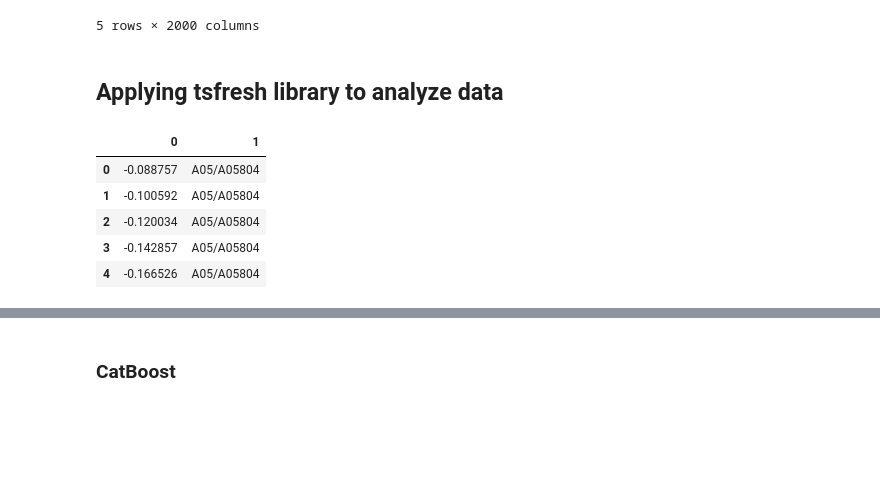
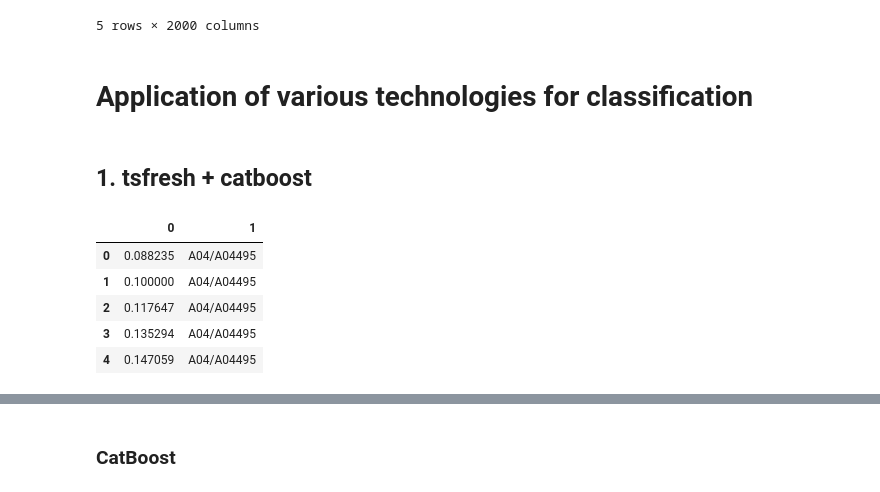
Before and after one commit to ZiskanderZ/ECG_analyze, a Jupyter notebook: analyze_data.ipynb, the cells around one changed output, grey strips where cells are left out. Saved outputs shown, nothing was run; the diff lists cells and outputs as text; code cells hidden in the pictures; blank space fills up the shorter version.

Commit message:
Update classification model

```diff
--- a/analyze_data.ipynb
+++ b/analyze_data.ipynb
@@ -75,6 +76,9 @@ for label in df['label'].unique():
     fig.add_trace(go.Scatter(y=df[df['label'] == label].iloc[1, :-1]))
     fig.update_layout(title=info_dict[label])
     fig.show()
+# %%
+# delete duplicates
+df = df.drop_duplicates()
 # %%
 # check NaNs
 df.isna().sum().sum()
@@ -83,8 +96,8 @@ df.isna().sum().sum()
 # %%
 # select features and target
-features_df = df.drop(columns={'label'})
-label = df['label']
-features_df.head()
+X = df.drop(columns={'label'})
+y = df['label']
+X.head()
 # %% [output]
 |  | 0 | 1 | 2 | 3 | 4 | 5 | 6 | 7 | 8 | 9 | ... | ... |
 | name |  |  |  |  |  |  |  |  |  |  |  | ... |
@@ -95,5 +108,7 @@ features_df.head()
 | A00/A00005 | -0.019856 | -0.017148 | -0.014440 | -0.011733 | -0.009928 | -0.008123 | -0.006318 | -0.004513 | -0.003610 | -0.001805 | ... | ... |
 5 rows × 2000 columns
 # %%
-# split to the valid data
-X, X_val, y, y_val = train_test_split(features_df, label, test_size=0.1, shuffle=True)
+# split to valid data
+X, X_val, y, y_val = train_test_split(X, y, random_state=SEED, stratify=y, test_size=0.1, shuffle=True)
+# X_val.to_csv(os.path.join('validation', 'data.csv'))
+# y_val.to_csv(os.path.join('validation', 'target.csv'))
@@ -103,16 +115,18 @@ X, X_val, y, y_val = train_test_split(features_df, label, test_size=0.1, shuffle
-# %% [markdown]
-## Applying tsfresh library to analyze data
+# %% [markdown]
+# Application of various technologies for classification
+# %% [markdown]
+## 1. tsfresh + catboost
 # %%
 # vectorized data
 data_long = pd.DataFrame({0: X.values.flatten(),
-                          1: X.index.repeat(features_df.shape[1])})
+                          1: X.index.repeat(X.shape[1])})
 data_long.head()
 # %% [output]
 |  | 0 | 1 |
-| 0 | -0.088757 | A05/A05804 |
-| 1 | -0.100592 | A05/A05804 |
-| 2 | -0.120034 | A05/A05804 |
-| 3 | -0.142857 | A05/A05804 |
-| 4 | -0.166526 | A05/A05804 |
+| 0 | 0.088235 | A04/A04495 |
+| 1 | 0.100000 | A04/A04495 |
+| 2 | 0.117647 | A04/A04495 |
+| 3 | 0.135294 | A04/A04495 |
+| 4 | 0.147059 | A04/A04495 |
 # %%
 # calculate features
```
Also changed, not shown: parts of 37 cells of this notebook, 6 other files.
